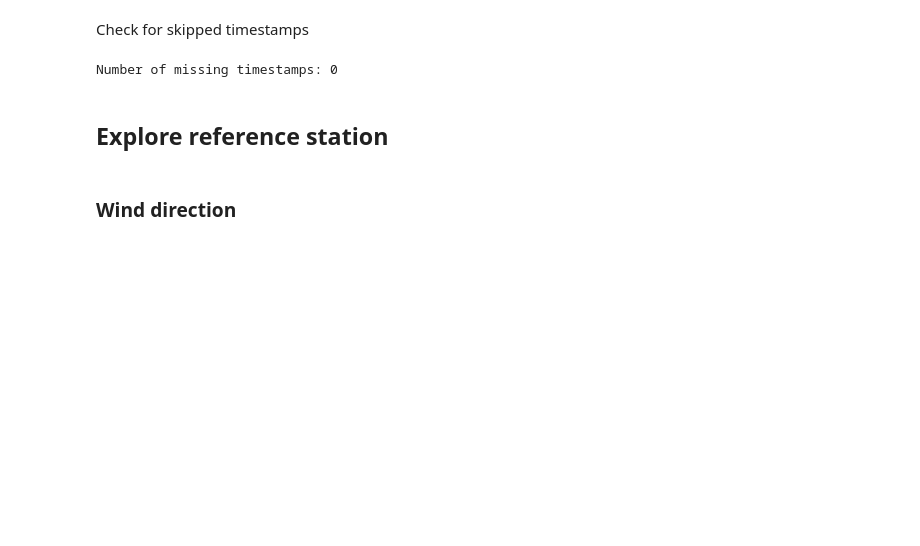
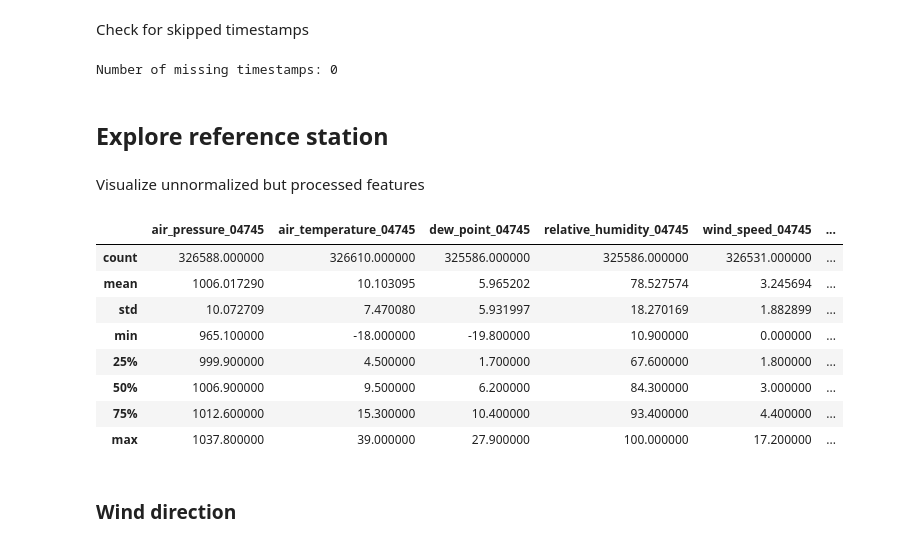
Before and after one commit to quirinbrandl/GermanyWindCast, a Jupyter notebook: notebooks/exploratory_data_analysis.ipynb, the cells around one changed output. Drawn from its saved outputs; the diff is of its cells as text; code cells hidden in the pictures; blank space fills up the shorter version.

```diff
--- a/notebooks/exploratory_data_analysis.ipynb
+++ b/notebooks/exploratory_data_analysis.ipynb
@@ -184,6 +199,24 @@ Number of missing timestamps: 0
 # %%
 reference_wind_direction_column = f"wind_direction_{c.REFERENCE_STATION_ID}"
 reference_wind_speed_column = f"wind_speed_{c.REFERENCE_STATION_ID}"
+# %% [markdown]
+Visualize unnormalized but processed features
+# %%
+df_processed = add_temporal_features(df_complete_dataset)
+df_processed = transform_wind_direction(df_processed)
+ref_cols = [col for col in df_processed.columns if col.endswith(f"_{c.REFERENCE_STATION_ID}")]
+global_cols = ["sin_1y", "cos_1y", "sin_1d", "cos_1d"]
+df_processed.loc[:, ref_cols + global_cols].describe()
+# %% [output]
+|  | air_pressure_04745 | air_temperature_04745 | dew_point_04745 | relative_humidity_04745 | wind_speed_04745 | ... |
+| count | 326588.000000 | 326610.000000 | 325586.000000 | 325586.000000 | 326531.000000 | ... |
+| mean | 1006.017290 | 10.103095 | 5.965202 | 78.527574 | 3.245694 | ... |
+| std | 10.072709 | 7.470080 | 5.931997 | 18.270169 | 1.882899 | ... |
+| min | 965.100000 | -18.000000 | -19.800000 | 10.900000 | 0.000000 | ... |
+| 25% | 999.900000 | 4.500000 | 1.700000 | 67.600000 | 1.800000 | ... |
+| 50% | 1006.900000 | 9.500000 | 6.200000 | 84.300000 | 3.000000 | ... |
+| 75% | 1012.600000 | 15.300000 | 10.400000 | 93.400000 | 4.400000 | ... |
+| max | 1037.800000 | 39.000000 | 27.900000 | 100.000000 | 17.200000 | ... |
 # %% [markdown]
 ### Wind direction
 # %%
```
Also changed, not shown: parts of 11 cells of this notebook, 52 other files.
